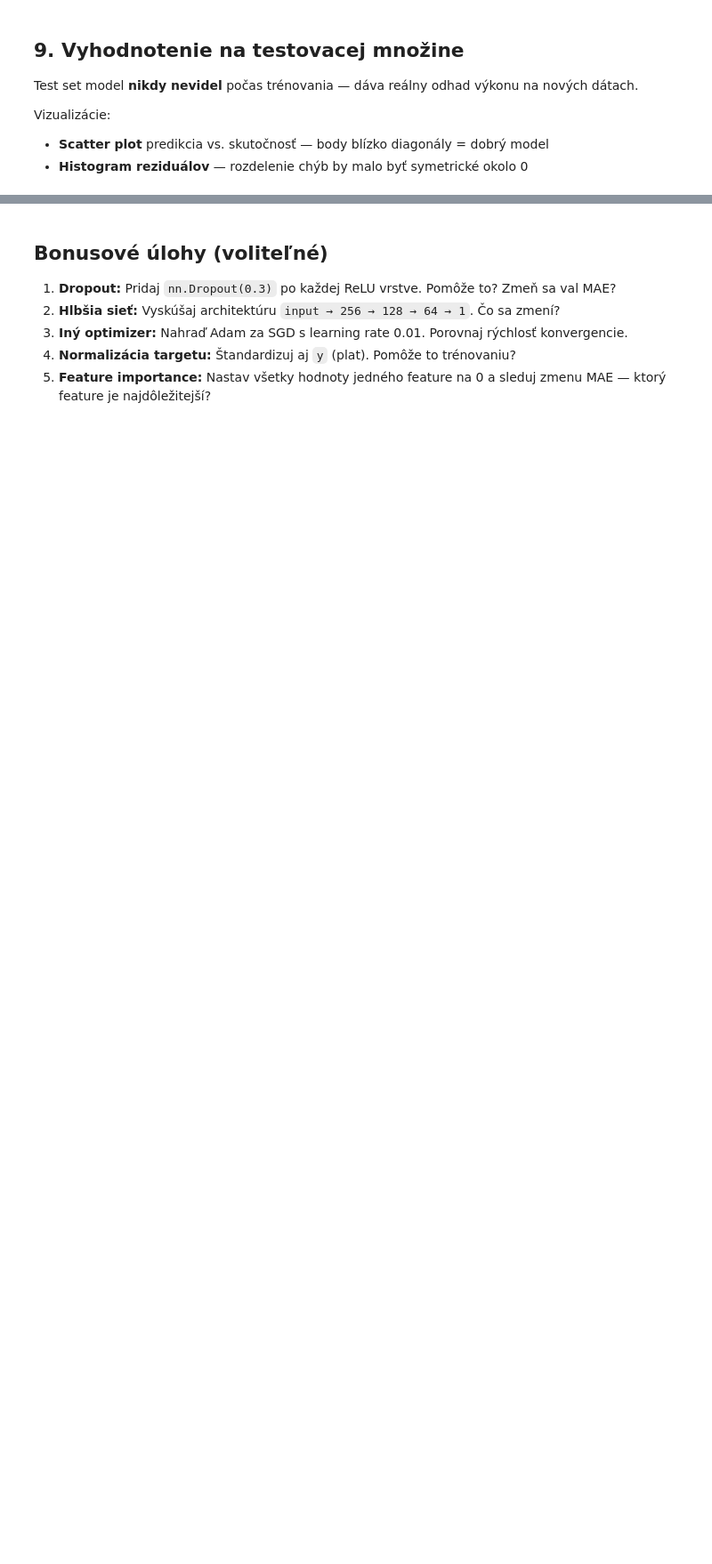
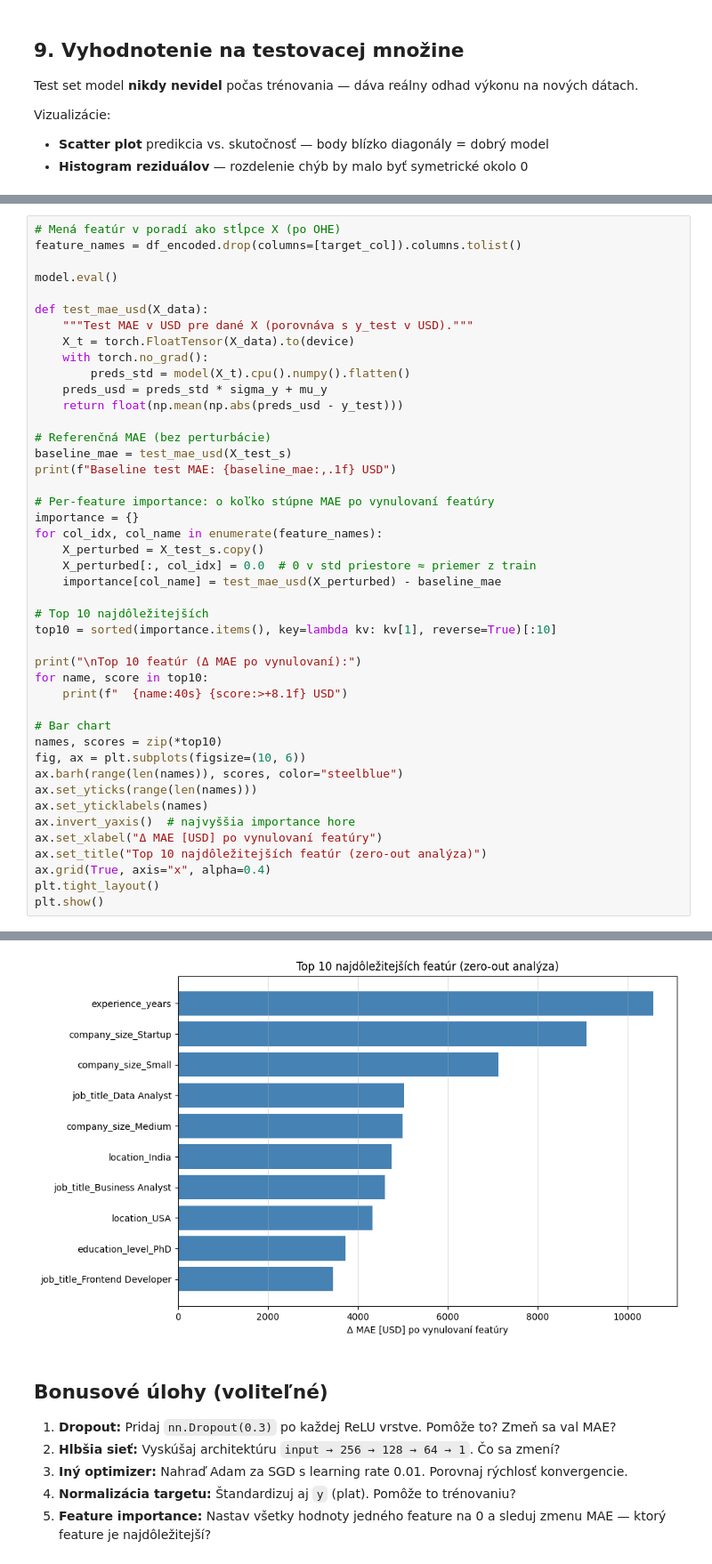
Before and after one commit to davight/NeuralNetwork, a Jupyter notebook: salary_nn.ipynb, the cells around one changed output, grey strips where cells are left out. Shown at 89% size. Cells and saved outputs as stored; diff of their text form; blank space fills up the shorter version.

```diff
--- a/salary_nn.ipynb
+++ b/salary_nn.ipynb
@@ -515,0 +528,45 @@ plt.show()
+# %%
+# Mená featúr v poradí ako stĺpce X (po OHE)
+feature_names = df_encoded.drop(columns=[target_col]).columns.tolist()
+
+model.eval()
+
+def test_mae_usd(X_data):
+    """Test MAE v USD pre dané X (porovnáva s y_test v USD)."""
+    X_t = torch.FloatTensor(X_data).to(device)
+    with torch.no_grad():
+        preds_std = model(X_t).cpu().numpy().flatten()
+    preds_usd = preds_std * sigma_y + mu_y
+    return float(np.mean(np.abs(preds_usd - y_test)))
+
+# Referenčná MAE (bez perturbácie)
+baseline_mae = test_mae_usd(X_test_s)
+print(f"Baseline test MAE: {baseline_mae:,.1f} USD")
+
+# Per-feature importance: o koľko stúpne MAE po vynulovaní featúry
+importance = {}
+for col_idx, col_name in enumerate(feature_names):
+    X_perturbed = X_test_s.copy()
+    X_perturbed[:, col_idx] = 0.0  # 0 v std priestore ≈ priemer z train
+    importance[col_name] = test_mae_usd(X_perturbed) - baseline_mae
+
+# Top 10 najdôležitejších
+top10 = sorted(importance.items(), key=lambda kv: kv[1], reverse=True)[:10]
+
+print("\nTop 10 featúr (Δ MAE po vynulovaní):")
+for name, score in top10:
+    print(f"  {name:40s} {score:>+8.1f} USD")
+
+# Bar chart
+names, scores = zip(*top10)
+fig, ax = plt.subplots(figsize=(10, 6))
+ax.barh(range(len(names)), scores, color="steelblue")
+ax.set_yticks(range(len(names)))
+ax.set_yticklabels(names)
+ax.invert_yaxis()  # najvyššia importance hore
+ax.set_xlabel("Δ MAE [USD] po vynulovaní featúry")
+ax.set_title("Top 10 najdôležitejších featúr (zero-out analýza)")
+ax.grid(True, axis="x", alpha=0.4)
+plt.tight_layout()
+plt.show()
+# %% [output]
@@ -516,3 +586,4 @@ plt.show()
+[figure, added]
 # %% [markdown]
 ## Bonusové úlohy (voliteľné)
 
```
Also changed, not shown: parts of 8 cells of this notebook, 1 other file.
